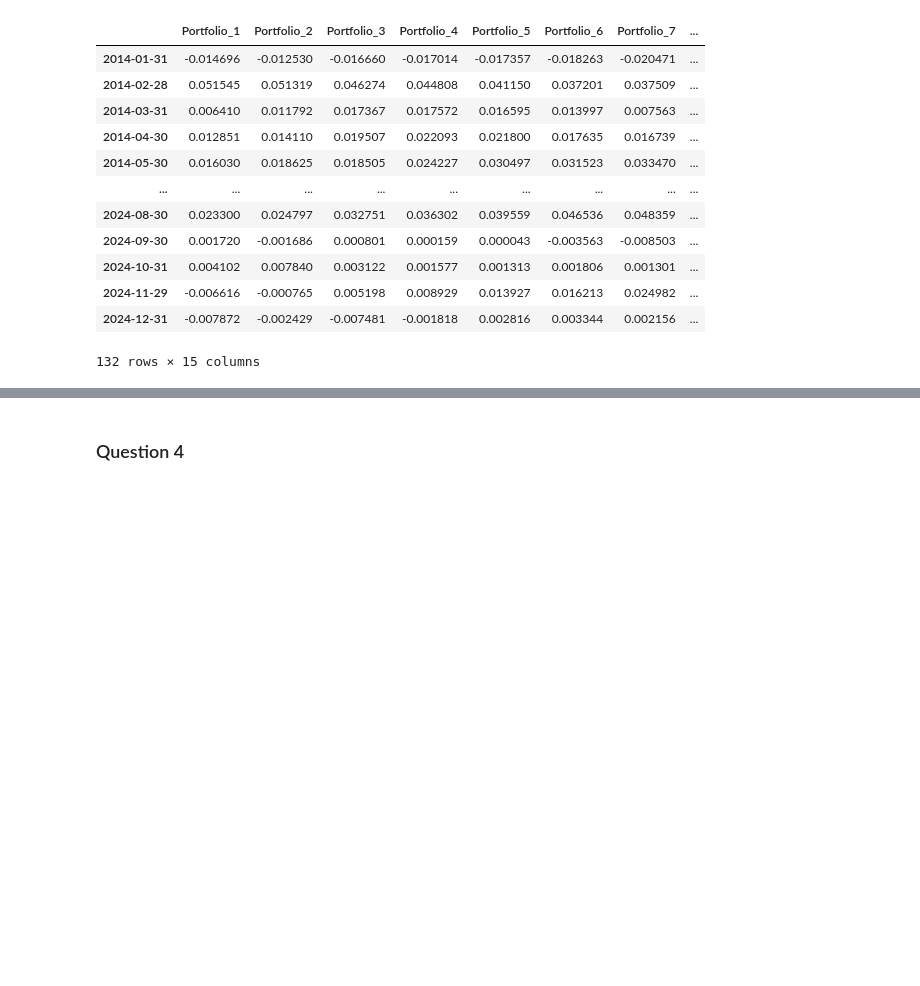
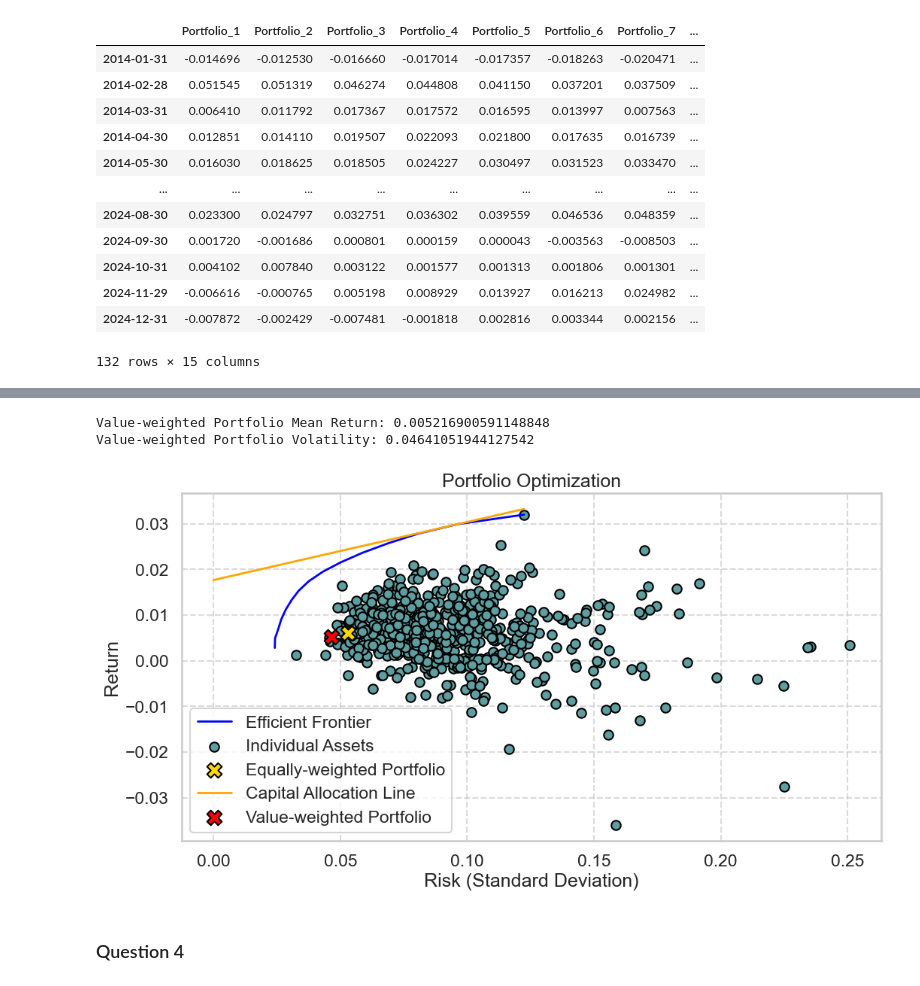
Before and after one commit to ameliemlb/SEF, a Jupyter notebook: hw1_updated.ipynb, the cells around one changed output, grey strips where cells are left out. Drawn from its saved outputs; the diff is of its cells as text; code cells hidden in the pictures; blank space fills up the shorter version.

Commit message:
Q3 modified final figure

```diff
--- a/hw1_updated.ipynb
+++ b/hw1_updated.ipynb
@@ -148,3 +235,75 @@ ex_post_returns_df.to_excel("data_h1/results/ex_post_returns.xlsx")
+# %%
+#Implementing the value-weighted portfolio
+
+# Load the market capitalization data
+market_cap_file_path = r"data_h1/filtered_data/DS_MV_USD_M.xlsx"
+df_market_cap = pd.read_excel(market_cap_file_path, sheet_name="EUR+ES", index_col=0, parse_dates=True)
+df_market_cap = df_market_cap.select_dtypes(include=[np.number])
+df_market_cap.columns = pd.to_datetime(df_market_cap.columns, format='%Y-%m-%d', errors='coerce')
+df_market_cap=df_market_cap.loc[:, "2013-12-31":"2024-11-30"] #we want the capitalization of the previous months to compute the weights
+df_market_cap= np.nan_to_num(df_market_cap)
+
+# Compute the total market capitalization for each month
+total_market_cap = df_market_cap.sum(axis=0)
+
+# Compute the market capitalization weights for each company for each month
+market_cap_weights = df_market_cap/total_market_cap
+
+# Compute the value-weighted portfolio returns
+value_weighted_returns = (market_cap_weights* monthly_returns).sum(axis=0)
+
+# Compute the mean returns and volatility of the value-weighted portfolio
+value_weighted_returns_mean= value_weighted_returns.mean()
+value_weighted_returns_std = value_weighted_returns.std()
+
+
+print("Value-weighted Portfolio Mean Return:", value_weighted_returns_mean)
+print("Value-weighted Portfolio Volatility:", value_weighted_returns_std)
+# %% [output]
+Value-weighted Portfolio Mean Return: 0.005216900591148848
+Value-weighted Portfolio Volatility: 0.04641051944127542
+# %%
+#Plotting the figure for question 3
+
+# Set the style and context for the plot
+sns.set_theme(style="whitegrid", context="talk")
+
+# Calculate the performance of the equally-weighted portfolio
+equal_weights = np.ones(n_assets) / n_assets
+equal_weights_return = np.dot(equal_weights, mu_hat)
+equal_weights_volatility = np.sqrt(np.dot(equal_weights.T, np.nan_to_num(np.dot(equal_weights, Sigma_hat))))
+
+
+plt.figure(figsize=(12, 6))
+
+# Plot the efficient frontier
+plt.plot(efficient_frontier_df['Risk (Std Dev)'], efficient_frontier_df['Target Return'], label='Efficient Frontier', color='blue', linewidth=2)
+
+# Plot the individual assets
+plt.scatter(np.sqrt(np.diag(Sigma_hat)), mu_hat, marker='o', color='cadetblue', label='Individual Assets', edgecolors='black')
+
+# Plot the equally-weighted portfolio
+plt.scatter(equal_weights_volatility, equal_weights_return, marker='X', color='gold', label='Equally-weighted Portfolio', s=200, edgecolor='black')
+
+# Plot the capital allocation line (CAL)
+cal_x = np.linspace(0, max(efficient_frontier_df['Risk (Std Dev)']), 100)
+cal_y = risk_free_rate + (cal_x * (highest_ex_ante_sharpe_portfolio['Target Return'] - risk_free_rate) / highest_ex_ante_sharpe_portfolio['Risk (Std Dev)'])
+plt.plot(cal_x, cal_y, label='Capital Allocation Line', color='orange', linewidth=2)
+
+# Plot the value-weighted portfolio
+plt.scatter(value_weighted_returns_std, value_weighted_returns_mean, marker='X', color='red', label='Value-weighted Portfolio', s=200, edgecolor='black')
+
+# Add labels and legend
+plt.xlabel('Risk (Standard Deviation)')
+plt.ylabel('Return')
+plt.title('Portfolio Optimization')
+plt.legend(loc='best')
+plt.grid(True, linestyle='--', alpha=0.7)
+
+# Show the plot
+plt.show()
+# %% [output]
+[figure, added]
 # %% [markdown]
 ### Question 4
 # %%
```
Also changed, not shown: parts of 3 cells of this notebook.
